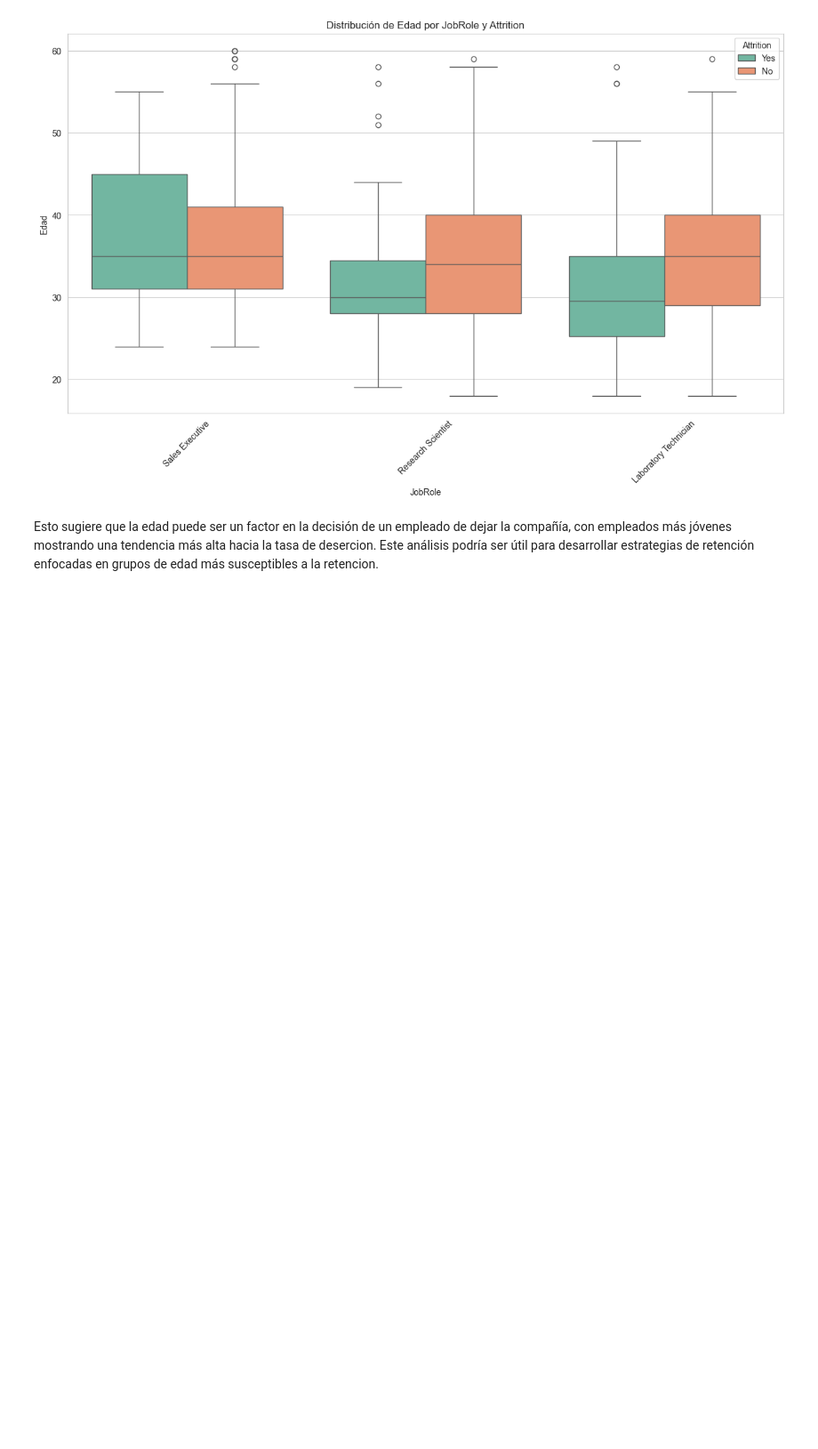
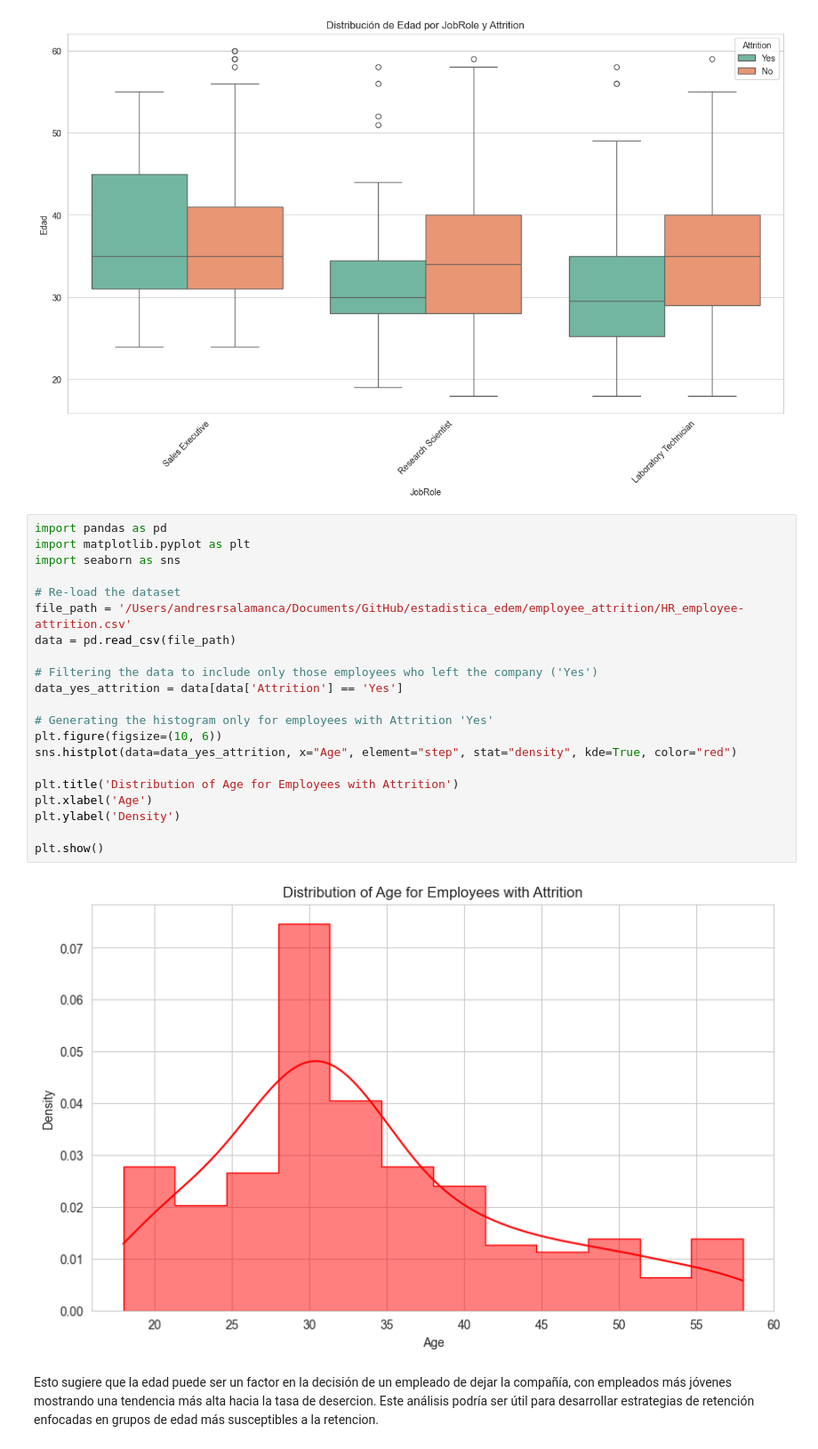
Before and after one commit to hugofmr/estadistica_edem, a Jupyter notebook: andres_attrition_hm.ipynb, the cells around one changed output. Shown at 89% size. Cells and saved outputs as stored; diff of their text form; blank space fills up the shorter version.

```diff
--- a/andres_attrition_hm.ipynb
+++ b/andres_attrition_hm.ipynb
@@ -216,6 +216,29 @@ plt.legend(title='Attrition')
 plt.show()
 # %% [output]
 [figure]
+# %%
+import pandas as pd
+import matplotlib.pyplot as plt
+import seaborn as sns
+
+# Re-load the dataset
+file_path = '/Users/andresrsalamanca/Documents/GitHub/estadistica_edem/employee_attrition/HR_employee-attrition.csv'
+data = pd.read_csv(file_path)
+
+# Filtering the data to include only those employees who left the company ('Yes')
+data_yes_attrition = data[data['Attrition'] == 'Yes']
+
+# Generating the histogram only for employees with Attrition 'Yes'
+plt.figure(figsize=(10, 6))
+sns.histplot(data=data_yes_attrition, x="Age", element="step", stat="density", kde=True, color="red")
+
+plt.title('Distribution of Age for Employees with Attrition')
+plt.xlabel('Age')
+plt.ylabel('Density')
+
+plt.show()
+# %% [output]
+[figure, added]
 # %% [markdown]
 Esto sugiere que la edad puede ser un factor en la decisión de un empleado de dejar la compañía, con empleados más jóvenes mostrando una tendencia más alta hacia la tasa de desercion. Este análisis podría ser útil para desarrollar estrategias de retención enfocadas en grupos de edad más susceptibles a la retencion.
 # %% [markdown]
```
Also changed, not shown: parts of 2 cells of this notebook.
